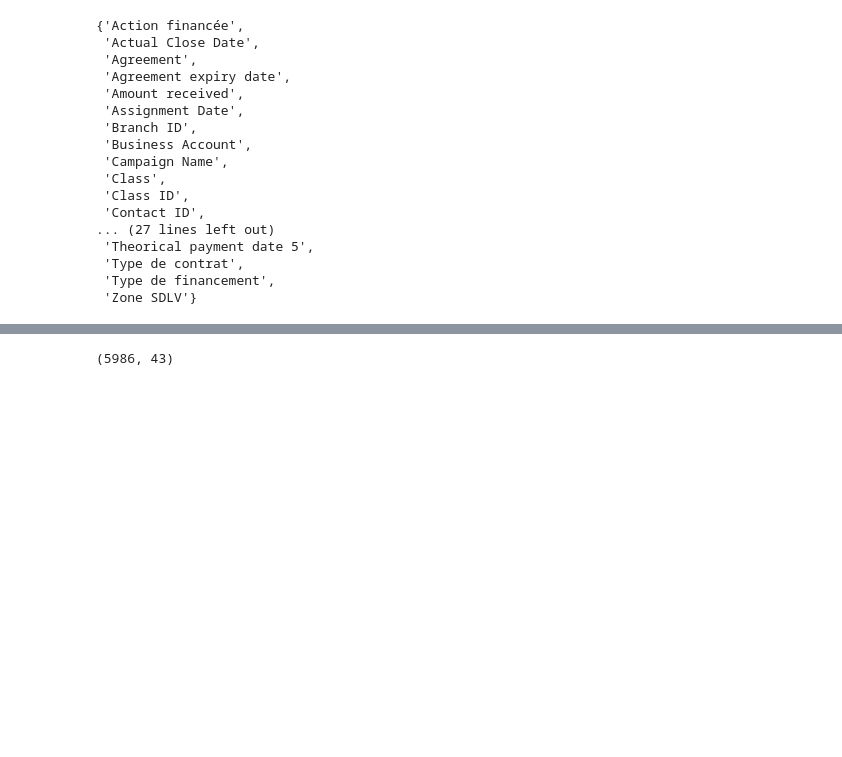
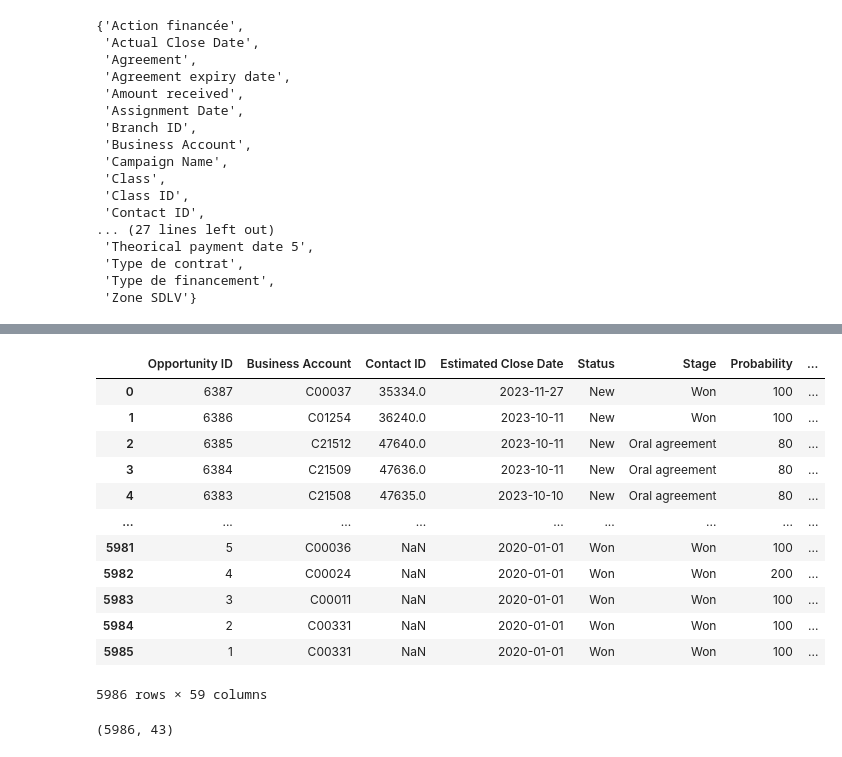
Before and after one commit to dfgparis23/Team-9, a Jupyter notebook: Alice.ipynb, the cells around one changed output, grey strips where cells are left out. Saved outputs shown, nothing was run; the diff lists cells and outputs as text; code cells hidden in the pictures; blank space fills up the shorter version.

```diff
--- a/Alice.ipynb
+++ b/Alice.ipynb
@@ -82,5 +109,20 @@ intersection
 # %%
 op_ba = Opportunities.merge(Business_account, on='Business Account', how='left')
+op_ba
+# %% [output]
+|  | Opportunity ID | Business Account | Contact ID | Estimated Close Date | Status | Stage | Probability | ... |
+| 0 | 6387 | C00037 | 35334.0 | 2023-11-27 | New | Won | 100 | ... |
+| 1 | 6386 | C01254 | 36240.0 | 2023-10-11 | New | Won | 100 | ... |
+| 2 | 6385 | C21512 | 47640.0 | 2023-10-11 | New | Oral agreement | 80 | ... |
+| 3 | 6384 | C21509 | 47636.0 | 2023-10-11 | New | Oral agreement | 80 | ... |
+| 4 | 6383 | C21508 | 47635.0 | 2023-10-10 | New | Oral agreement | 80 | ... |
+| ... | ... | ... | ... | ... | ... | ... | ... | ... |
+| 5981 | 5 | C00036 | NaN | 2020-01-01 | Won | Won | 100 | ... |
+| 5982 | 4 | C00024 | NaN | 2020-01-01 | Won | Won | 200 | ... |
+| 5983 | 3 | C00011 | NaN | 2020-01-01 | Won | Won | 100 | ... |
+| 5984 | 2 | C00331 | NaN | 2020-01-01 | Won | Won | 100 | ... |
+| 5985 | 1 | C00331 | NaN | 2020-01-01 | Won | Won | 100 | ... |
+5986 rows × 59 columns
 # %%
 Opportunities.shape
 # %% [output]
```
Also changed, not shown: parts of 25 cells of this notebook.
